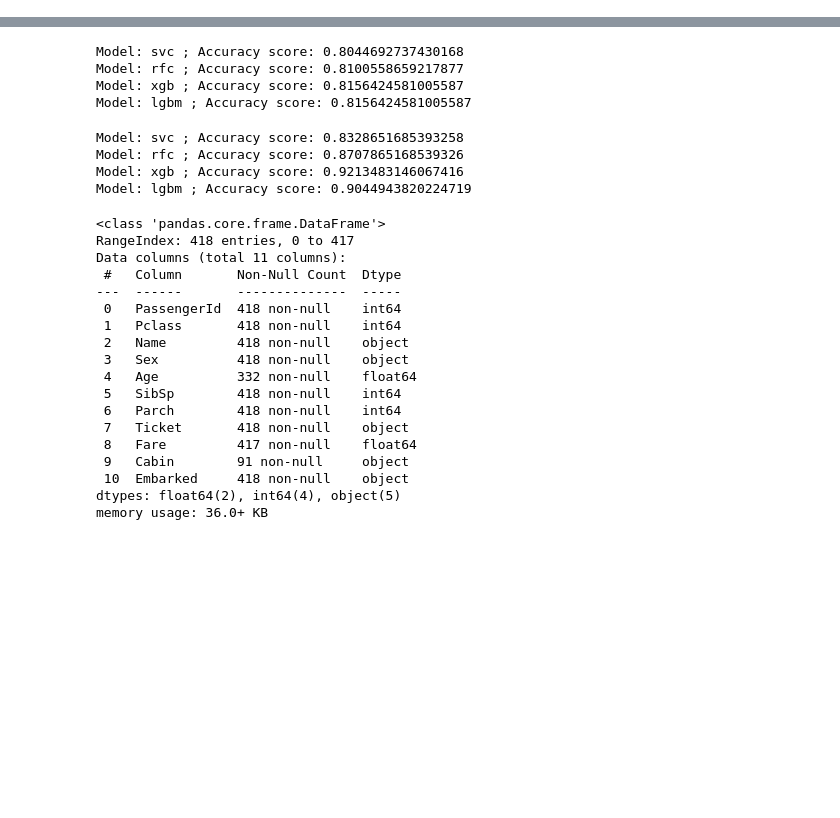
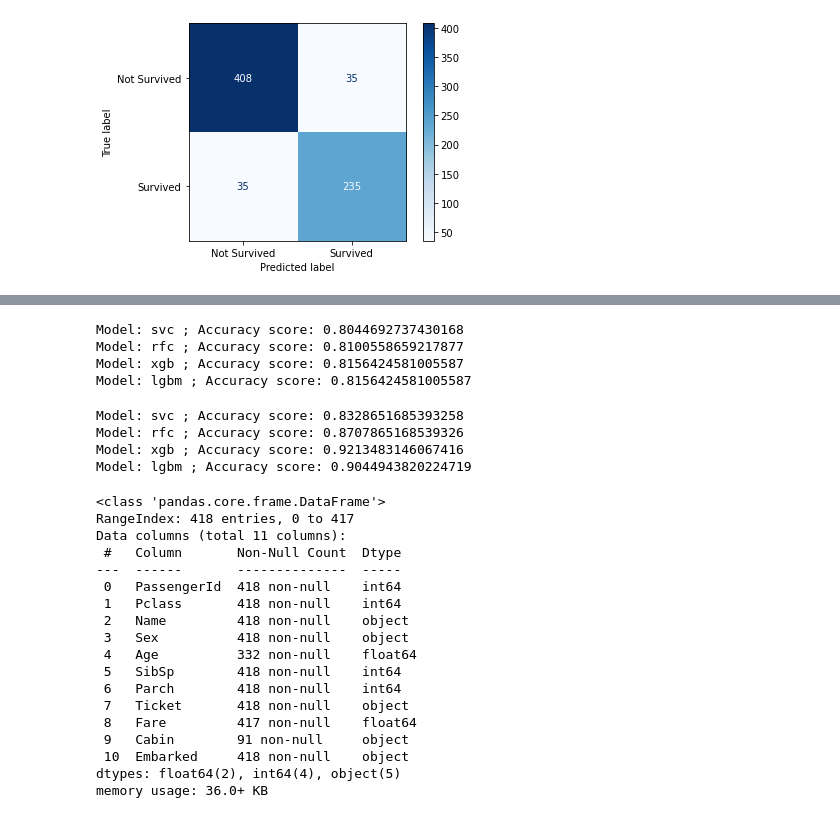
Before and after one commit to karthic25/titanic, a Jupyter notebook: titanic.ipynb, the cells around one changed output, grey strips where cells are left out. Cells and saved outputs as stored; diff of their text form; code cells hidden in the pictures; blank space fills up the shorter version.

```diff
--- a/titanic.ipynb
+++ b/titanic.ipynb
@@ -294,0 +517,5 @@ Model: lgbm
+# %%
+disp = plot_confusion_matrix(model, X_train, y_train, display_labels=['Not Survived', 'Survived'],cmap=plt.cm.Blues)
+plt.show()
+# %% [output]
+[figure, added]
```
Also changed, not shown: parts of 56 cells of this notebook, 6 other files.
